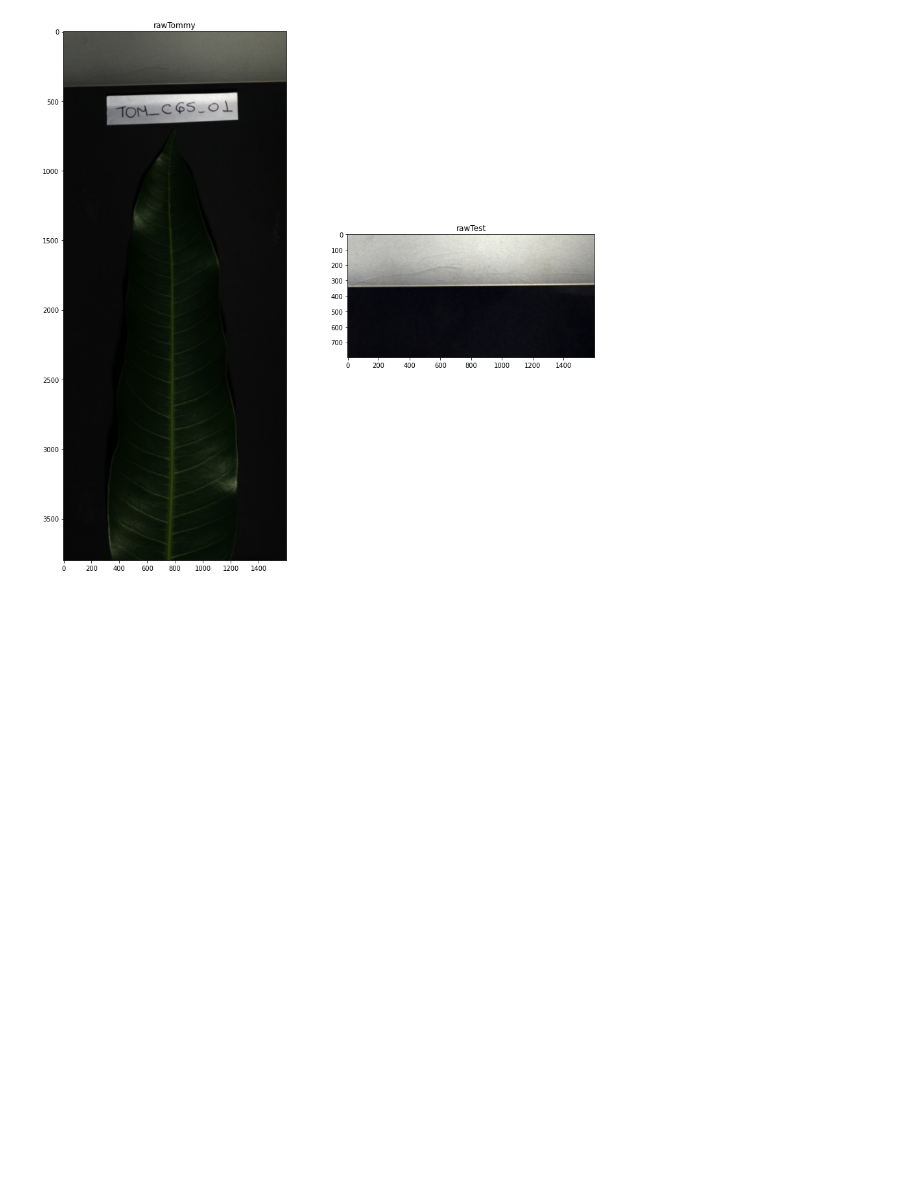
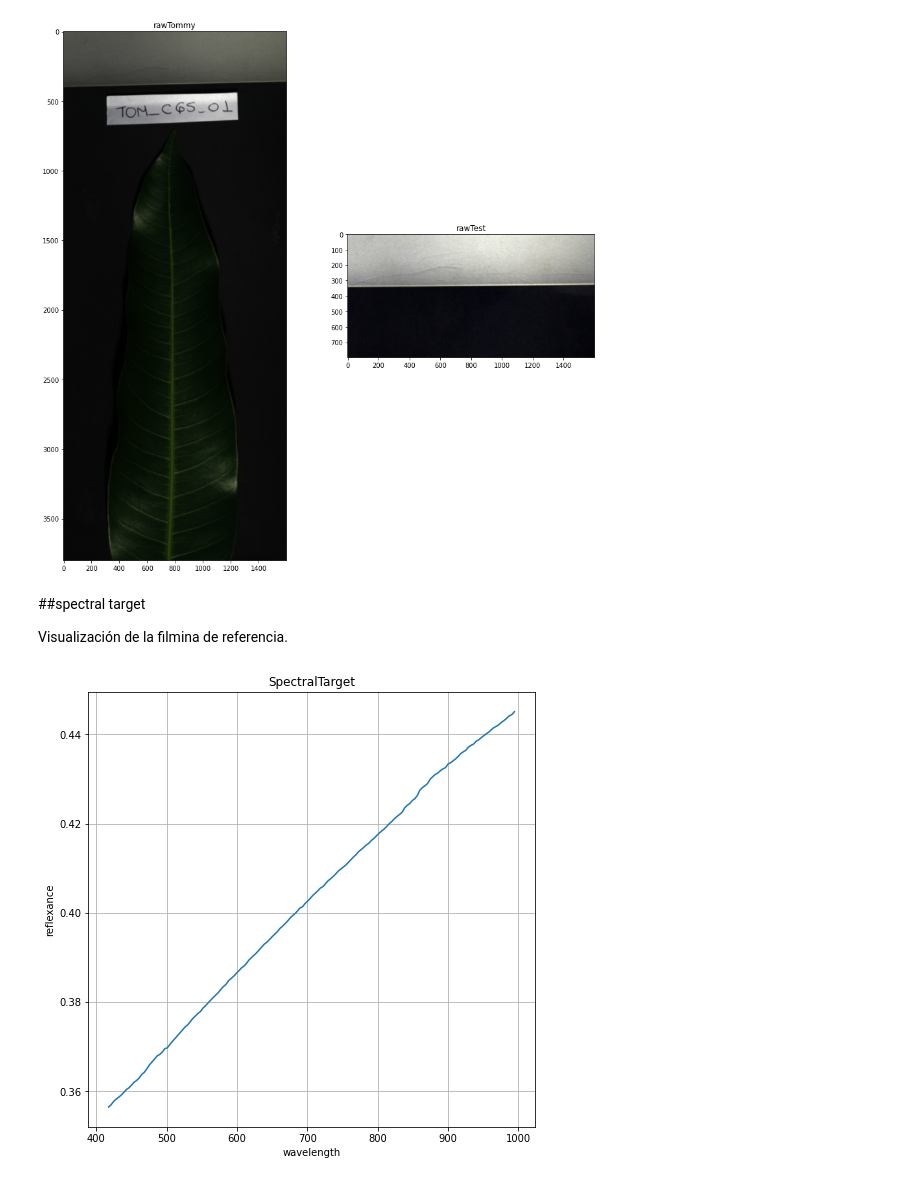
Before and after one commit to JuanDValenciano/HyperspectralTools_Multi, a Jupyter notebook: Python/Colaboratory/RadianceCorrection.ipynb, the cells around one changed output. Saved outputs shown, nothing was run; the diff lists cells and outputs as text; code cells hidden in the pictures; blank space fills up the shorter version.

```diff
--- a/Python/Colaboratory/RadianceCorrection.ipynb
+++ b/Python/Colaboratory/RadianceCorrection.ipynb
@@ -170,3 +212,18 @@ plt.subplot(122), plt.imshow(get_rgb(dataTest)), plt.title('rawTest')
 plt.show()
 # %% [output]
 [figure]
+# %% [markdown]
+##spectral target
+
+Visualización de la filmina de referencia.
+# %%
+plt.figure(figsize=(8,8))
+plt.plot(dataSpectralTarget[0],dataSpectralTarget[1])
+plt.title('SpectralTarget')
+plt.grid()
+#plt.ylim(bottom = 0, top = 1)
+plt.xlabel('wavelength')
+plt.ylabel('reflexance')
+plt.show()
+# %% [output]
+[figure, added]
```
Also changed, not shown: parts of 12 cells of this notebook.
